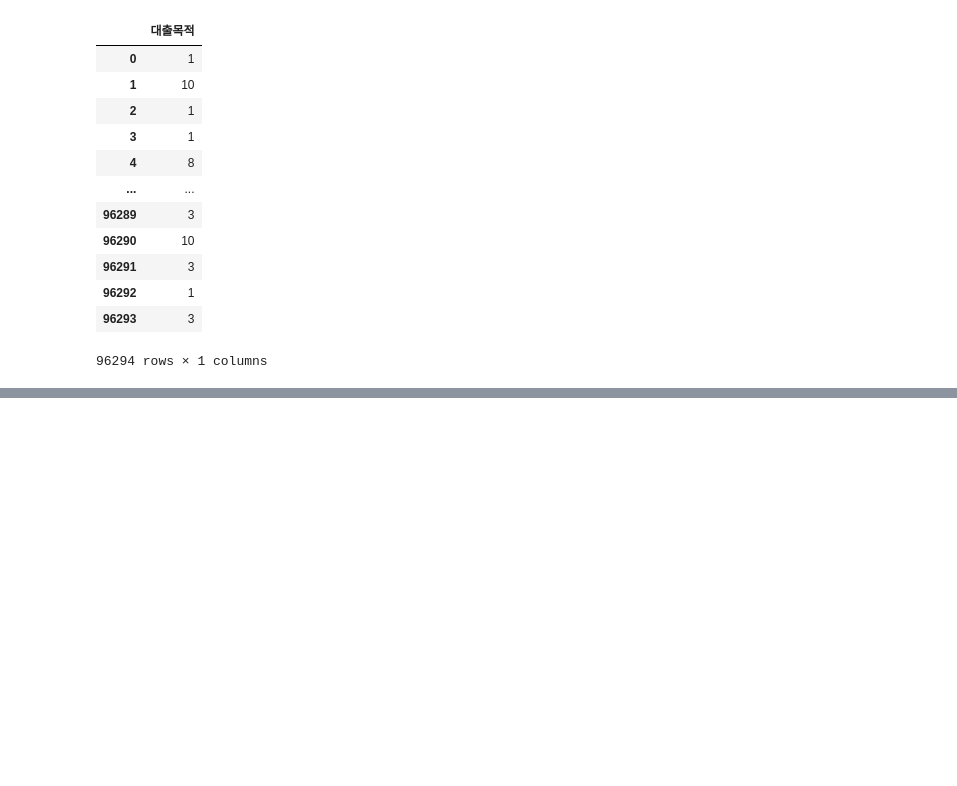
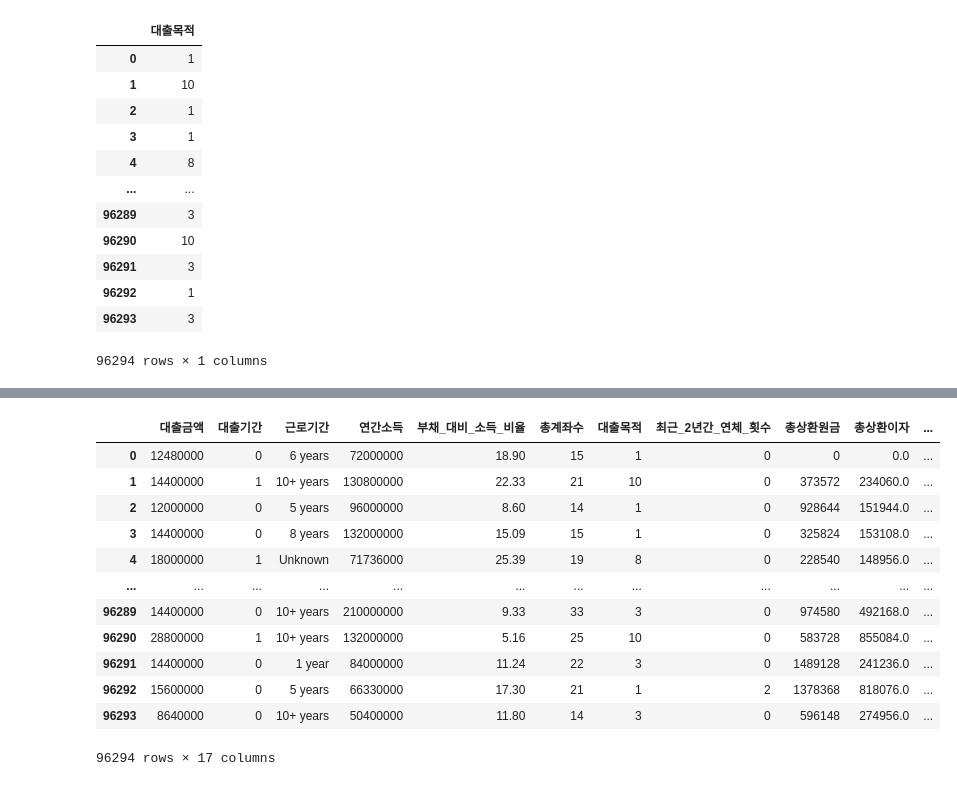
Before and after one commit to youse0ng/AICE_, a Jupyter notebook: open/데이터전처리.ipynb, the cells around one changed output, grey strips where cells are left out. Saved outputs shown, nothing was run; the diff lists cells and outputs as text; code cells hidden in the pictures; blank space fills up the shorter version.

```diff
--- a/open/데이터전처리.ipynb
+++ b/open/데이터전처리.ipynb
@@ -112,0 +134,10 @@ dataframe[['대출목적']]
+# %%
+from sklearn.preprocessing import OneHotEncoder
+
+oh=OneHotEncoder()
+encoder = oh.fit_transform(dataframe[['주택소유상태']]).toarray()
+print(f'OneHotEncoder 이해하기:',type(oh.fit_transform(dataframe[['주택소유상태']])))
+print(f'OneHotEncoder.fit_transform 자료 \n',oh.fit_transform(dataframe[['주택소유상태']]).toarray())
+print(f'OneHotEncode된 칼럼명들 : {oh.get_feature_names_out()}')
+print(f'OneHotEncode 하려고하는 칼럼의 수준: {oh.categories_}')
+print(f'OneHotEncoder의 feature_names_in_(어떤 칼럼이 인코딩되기 위해 입력됐는가?): {oh.feature_names_in_}')
@@ -112,0 +173,19 @@ dataframe[['대출목적']]
+# %%
+encoded_state=pd.DataFrame(encoder, columns=oh.get_feature_names_out())
+dataframe = pd.concat([dataframe,encoded_state],axis=1)
+dataframe.drop(columns='주택소유상태',inplace=True)
+dataframe
+# %% [output]
+|  | 대출금액 | 대출기간 | 근로기간 | 연간소득 | 부채_대비_소득_비율 | 총계좌수 | 대출목적 | 최근_2년간_연체_횟수 | 총상환원금 | 총상환이자 | ... |
+| 0 | 12480000 | 0 | 6 years | 72000000 | 18.90 | 15 | 1 | 0 | 0 | 0.0 | ... |
+| 1 | 14400000 | 1 | 10+ years | 130800000 | 22.33 | 21 | 10 | 0 | 373572 | 234060.0 | ... |
+| 2 | 12000000 | 0 | 5 years | 96000000 | 8.60 | 14 | 1 | 0 | 928644 | 151944.0 | ... |
+| 3 | 14400000 | 0 | 8 years | 132000000 | 15.09 | 15 | 1 | 0 | 325824 | 153108.0 | ... |
+| 4 | 18000000 | 1 | Unknown | 71736000 | 25.39 | 19 | 8 | 0 | 228540 | 148956.0 | ... |
+| ... | ... | ... | ... | ... | ... | ... | ... | ... | ... | ... | ... |
+| 96289 | 14400000 | 0 | 10+ years | 210000000 | 9.33 | 33 | 3 | 0 | 974580 | 492168.0 | ... |
+| 96290 | 28800000 | 1 | 10+ years | 132000000 | 5.16 | 25 | 10 | 0 | 583728 | 855084.0 | ... |
+| 96291 | 14400000 | 0 | 1 year | 84000000 | 11.24 | 22 | 3 | 0 | 1489128 | 241236.0 | ... |
+| 96292 | 15600000 | 0 | 5 years | 66330000 | 17.30 | 21 | 1 | 2 | 1378368 | 818076.0 | ... |
+| 96293 | 8640000 | 0 | 10+ years | 50400000 | 11.80 | 14 | 3 | 0 | 596148 | 274956.0 | ... |
+96294 rows × 17 columns
```
Also changed, not shown: parts of 4 cells of this notebook.
